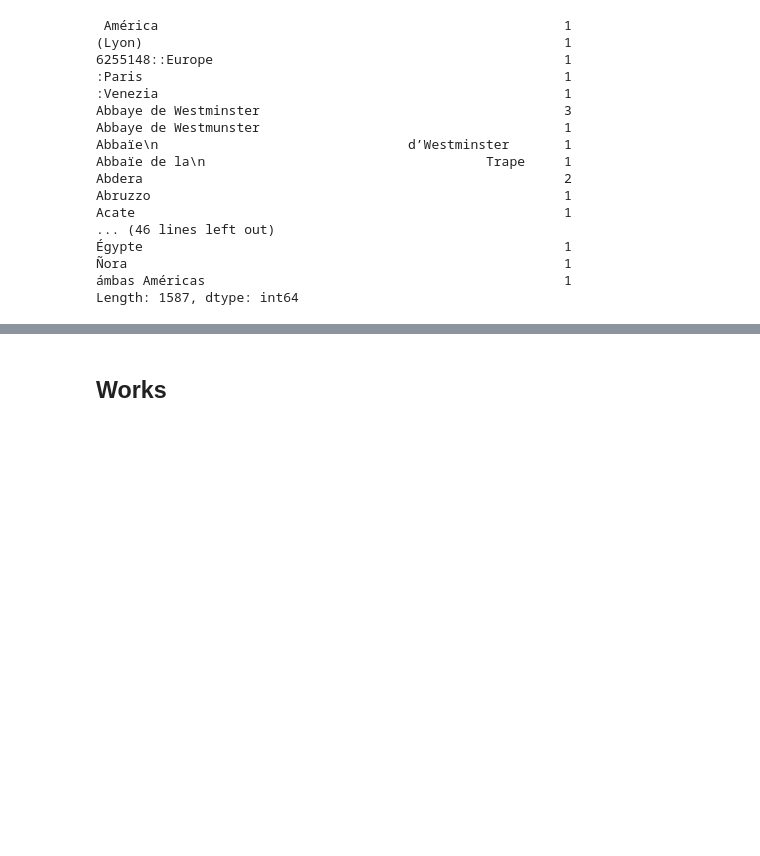
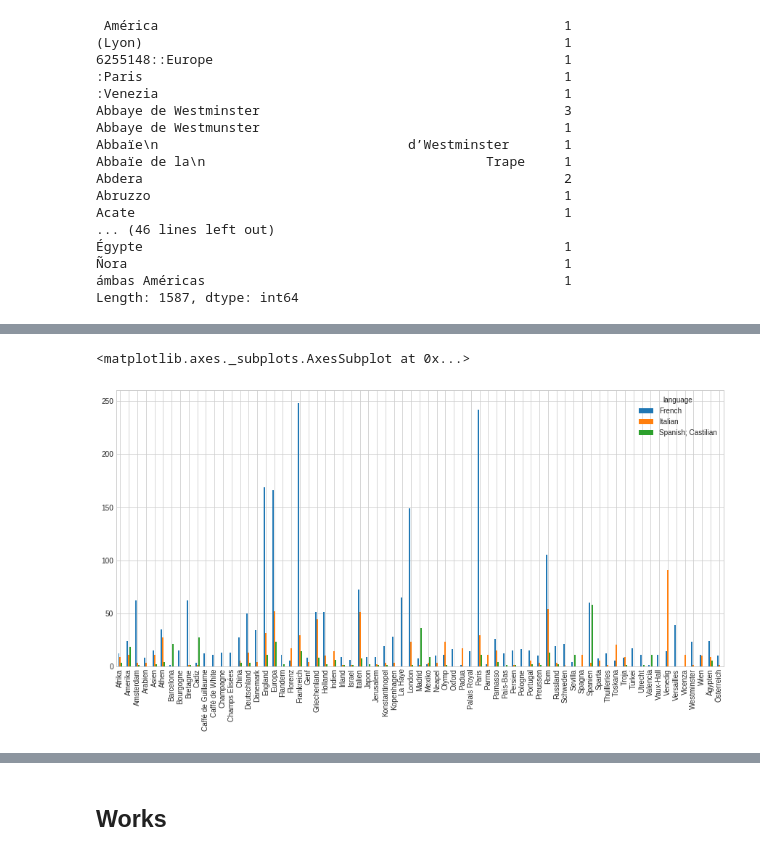
Before and after one commit to distantspectators/DiSpecs, a Jupyter notebook: 02_2_places_works_persons.ipynb, the cells around one changed output, grey strips where cells are left out. Cells and saved outputs as stored; diff of their text form; code cells hidden in the pictures; blank space fills up the shorter version.

```diff
--- a/02_2_places_works_persons.ipynb
+++ b/02_2_places_works_persons.ipynb
@@ -138,0 +159,14 @@ plt.show()
+# %%
+places_df=texts_df
+places_short=new_places_cnt[new_places_cnt>10]
+for place in places_short.index:
+    places_df[place]=0
+    if not place in mydict:
+        mydict[place]=place
+for row in range(len(places_df)):
+    for place in places_df['places'].iloc[row]:
+        if mydict.get(place) in set(places_short.index):
+            places_df.loc[places_df.index[row],mydict.get(place)]=1
+# %%
+reduced_places_df=places_df[['filename','language'] + list(places_short.index)]
+reduced_places_df.head()
@@ -138,0 +181,7 @@ plt.show()
+# %%
+language_places=reduced_places_df.groupby(['language']).sum()
+language_places.head()
+language_places.T[['French','Italian','Spanish; Castilian']].plot(kind='bar', figsize=(15, 7))
+# %% [output]
+<matplotlib.axes._subplots.AxesSubplot at 0x...>
+[figure, added]
```
Also changed, not shown: parts of 17 cells of this notebook, 1 other file.
